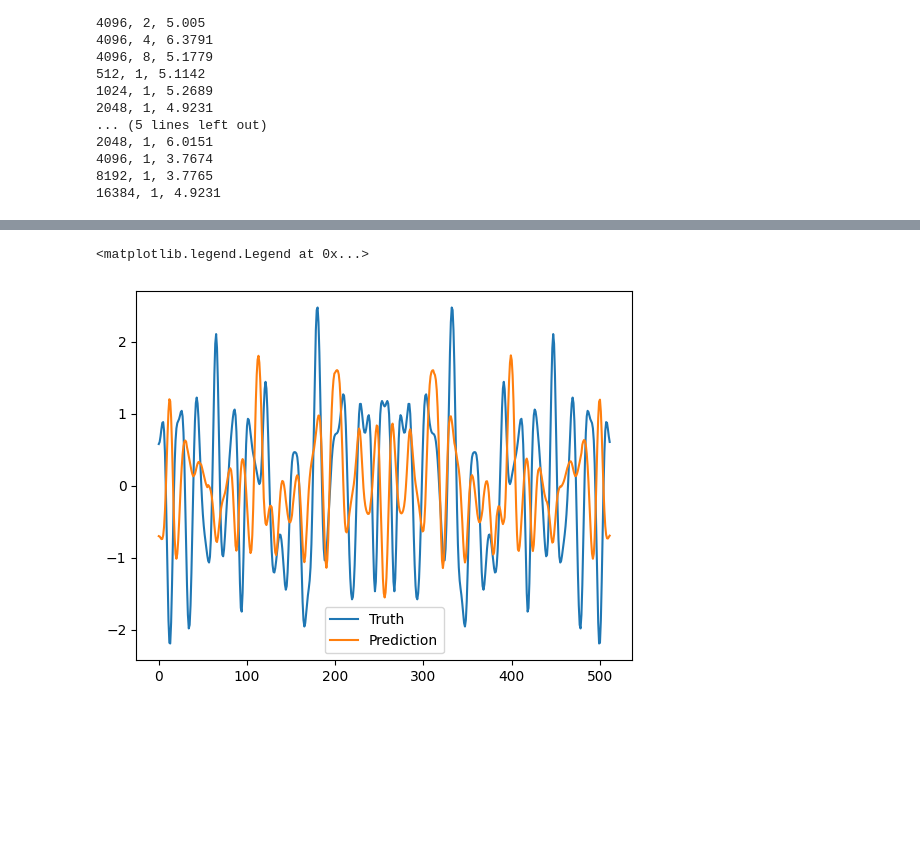
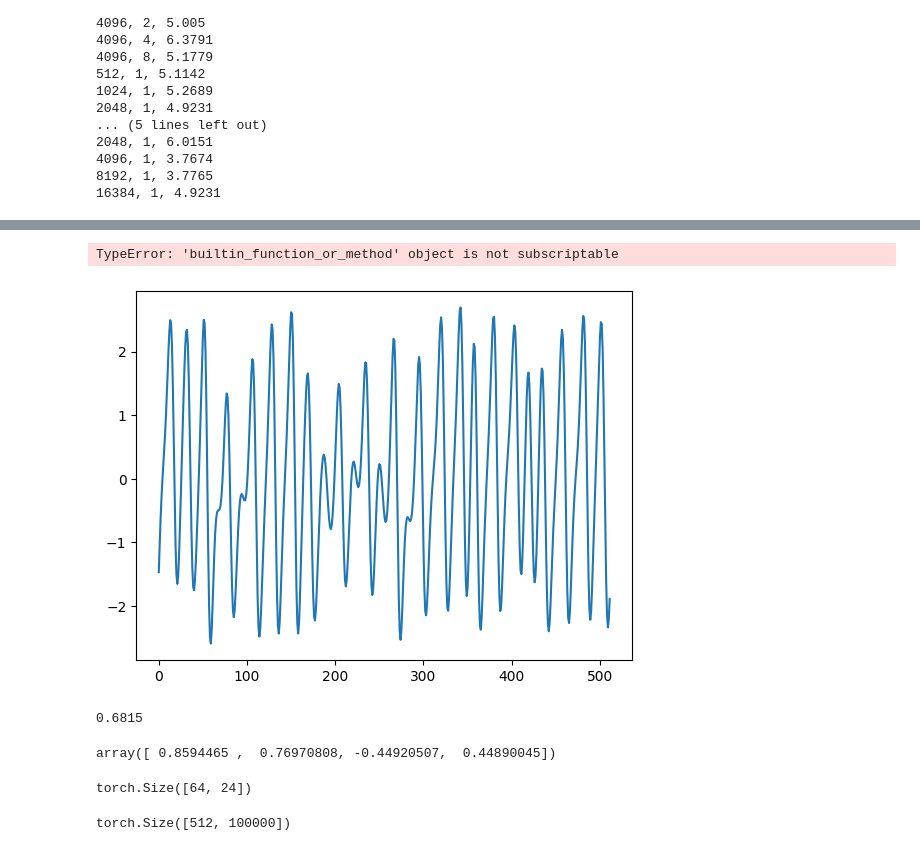
Before and after one commit to pinakm9/DeepRFM, a Jupyter notebook: notebooks/test.ipynb, the cells around one changed output, grey strips where cells are left out. Cells and saved outputs as stored; diff of their text form; code cells hidden in the pictures; blank space fills up the shorter version.

```diff
--- a/notebooks/test.ipynb
+++ b/notebooks/test.ipynb
@@ -13,31 +13,39 @@ import warnings
 from scipy import stats
 import seaborn as sns
 import oneshot as sm
-import rfm, skipRFM, deepSkip, localSkip_2_2, localDeepSkip_8_1, localDeepSkip_2_2, localSkip_8_1
+import rfm, skipRFM, deepSkip, localSkip_2_2, localDeepSkip_8_1, localDeepSkip_2_2, localSkip_8_1, localSkip81, localSkip_16_1
 # import parallel_euler as arch1
 import torch
 from torch import nn
-import ks, l63, l96, ks_torch
+import ks, l63, l96, ks_torch, ks0
 import config
 # warnings.filterwarnings('ignore'
 
 dynamical_system = 'KS'
 # Uo = torch.tensor(np.load('../../deeprf/data/L63-trajectories/train1.npy'))
 # Vo = torch.tensor(np.load('../../deeprf/data/L63-trajectories/test.npy'))
-Uo = torch.tensor(np.load(f'../data/{dynamical_system}-trajectories/train.npy'))
-Vo = torch.tensor(np.load(f'../data/{dynamical_system}-trajectories/test.npy'))
-
+Uo = torch.tensor(np.load(f'../data/{dynamical_system}-200/train.npy'))[:, :100000]
+Vo = torch.tensor(np.load(f'../data/{dynamical_system}-200/test.npy'))
+# Uo = torch.tensor(ks0.ks32(dt=0.01, tmax=300)[:, 4000:-1000])
 
 L0, L1 = 0.4, 3.5
 D, D_r, B = 3, 128, 1
-beta = 10
-m = 500
+beta = 5e-3
+m = 1024
 data_folder = '../data'
 
 # train, test = l96.gen_data(save_folder='../data/L96-trajectories')
-drf_args = [512, 1, L0, L1, Uo, beta, 'LocalSkip_8_1', f'{data_folder}/localSkipKS/depth-{B}', False]
-batch = localSkip_8_1.BatchDeepRF(Uo, Vo, *drf_args)
-batch.drf.learn(Uo[:, :10000], 42)
-# tau = drf.compute_tau_f(Vo[:100], **{'error_threshold' : 0.25, 'dt': 0.25, 'Lyapunov_time': 1/0.094})
+drf_args = [500, 1, L0, L1, Uo, beta, 'LocalSkip_8_1', f'{data_folder}/localSkipKS/depth-{B}', False]
+batch = localSkip_16_1.BatchDeepRF(Uo, Vo, *drf_args)
+batch.drf.learn(Uo, 42)
+kwargs = {'error_threshold' : 0.25, 'dt': 0.25, 'Lyapunov_time': 1/0.094}
+# tau = drf.compute_tau_f(Vo[:100], **)
 # tau = drf.compute_tau_f(Vo[:100], **{'error_threshold' : 0.09, 'dt': 0.01, 'Lyapunov_time': 1/2.27})
 # tau[0].mean()
+batch.get_tau_f(batch.drf, Uo[:, :], error_threshold=0.25, dt=1, Lyapunov_time=1)
+eval = batch.drf.multistep_forecast(Uo[:, 0], 100)
+std = Uo.std(axis=1)
+diff = ((Uo[:, :100] - eval[:, :])**2 / std[:, None]**2).mean(axis=0)
+plt.plot(np.arange(len(diff)), diff)
+plt.axhline(0.25)
+print(batch.get_tau_f(batch.drf, Uo[:, :], error_threshold=0.25, dt=1, Lyapunov_time=1))
@@ -48,6 +54,0 @@ tensor([0.0066, 0.0047, 0.2425, 0.3417])
-# %%
-eval = batch.drf.multistep_forecast(Vo[0, :, 0], 1000)
-std = Uo.std(axis=1)
-diff = ((Vo[0, :, :] - eval[:, :])**2 / std[:, None]**2).mean(axis=0)
-plt.plot(np.arange(len(diff))*0.094*0.01, diff)
-plt.axhline(0.25)
@@ -280,8 +96,12 @@ torch.Size([20, 10])
 # %%
-D, l, t = 512, 1, 70
-plt.plot(range(D), Vo[0, :, t], label="Truth")
+D, l, t = 512, 1, 5
+plt.plot(range(D), Uo[:, t], label="Truth")
 plt.plot(range(D), eval[:, t], label="Prediction")
 plt.legend()
 # %% [output]
-<matplotlib.legend.Legend at 0x...>
+TypeError: 'builtin_function_or_method' object is not subscriptable
-[figure, old version]
+[figure, new version]
+# %%
+29*0.094*0.25
+# %% [output]
+0.6815
@@ -288 +110,13 @@ plt.legend()
+# %%
+a[0,...]
+# %% [output]
+array([ 0.8594465 ,  0.76970808, -0.44920507,  0.44890045])
+# %%
+batch.drf.net.idx.shape
+# %% [output]
+torch.Size([64, 24])
+# %%
+Uo.shape
+# %% [output]
+torch.Size([512, 100000])
 # %%
```
Also changed, not shown: parts of 22 cells of this notebook, 18 other files.
